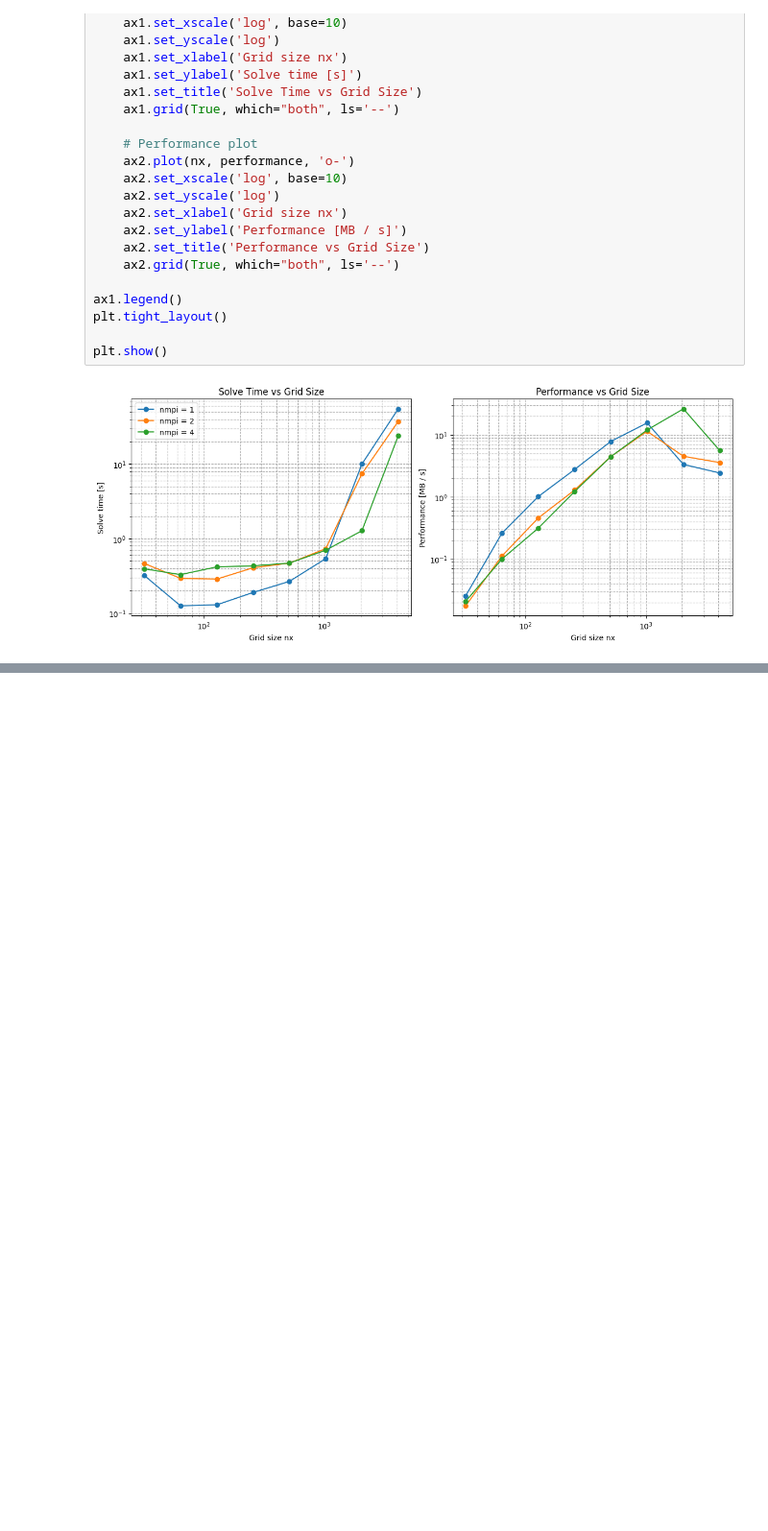
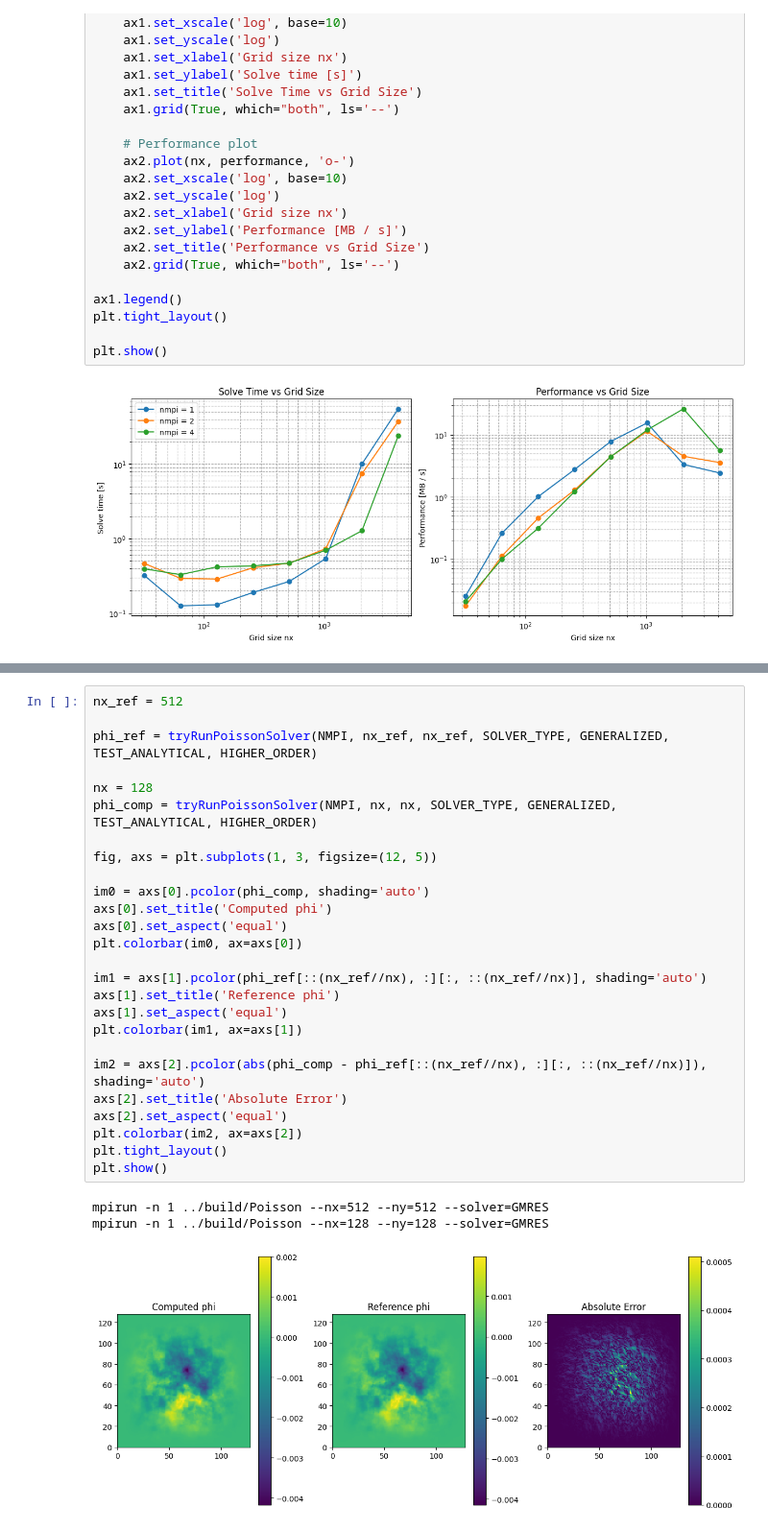
Before and after one commit to mraeth/trilinos_experiments, a Jupyter notebook: plot/analyse.ipynb, the cells around one changed output, grey strips where cells are left out. Shown at 96% size. Drawn from its saved outputs; the diff is of its cells as text; blank space fills up the shorter version.

```diff
--- a/plot/analyse.ipynb
+++ b/plot/analyse.ipynb
@@ -751,0 +827,30 @@ plt.show()
+# %%
+nx_ref = 512
+
+phi_ref = tryRunPoissonSolver(NMPI, nx_ref, nx_ref, SOLVER_TYPE, GENERALIZED, TEST_ANALYTICAL, HIGHER_ORDER)
+
+nx = 128
+phi_comp = tryRunPoissonSolver(NMPI, nx, nx, SOLVER_TYPE, GENERALIZED, TEST_ANALYTICAL, HIGHER_ORDER)
+
+fig, axs = plt.subplots(1, 3, figsize=(12, 5))
+
+im0 = axs[0].pcolor(phi_comp, shading='auto')
+axs[0].set_title('Computed phi')
+axs[0].set_aspect('equal')
+plt.colorbar(im0, ax=axs[0])
+
+im1 = axs[1].pcolor(phi_ref[::(nx_ref//nx), :][:, ::(nx_ref//nx)], shading='auto')
+axs[1].set_title('Reference phi')
+axs[1].set_aspect('equal')
+plt.colorbar(im1, ax=axs[1])
+
+im2 = axs[2].pcolor(abs(phi_comp - phi_ref[::(nx_ref//nx), :][:, ::(nx_ref//nx)]), shading='auto')
+axs[2].set_title('Absolute Error')
+axs[2].set_aspect('equal')
+plt.colorbar(im2, ax=axs[2])
+plt.tight_layout()
+plt.show()
+# %% [output]
+mpirun -n 1 ../build/Poisson --nx=512 --ny=512 --solver=GMRES
+mpirun -n 1 ../build/Poisson --nx=128 --ny=128 --solver=GMRES
+[figure, added]
```
Also changed, not shown: parts of 11 cells of this notebook, 5 other files.
